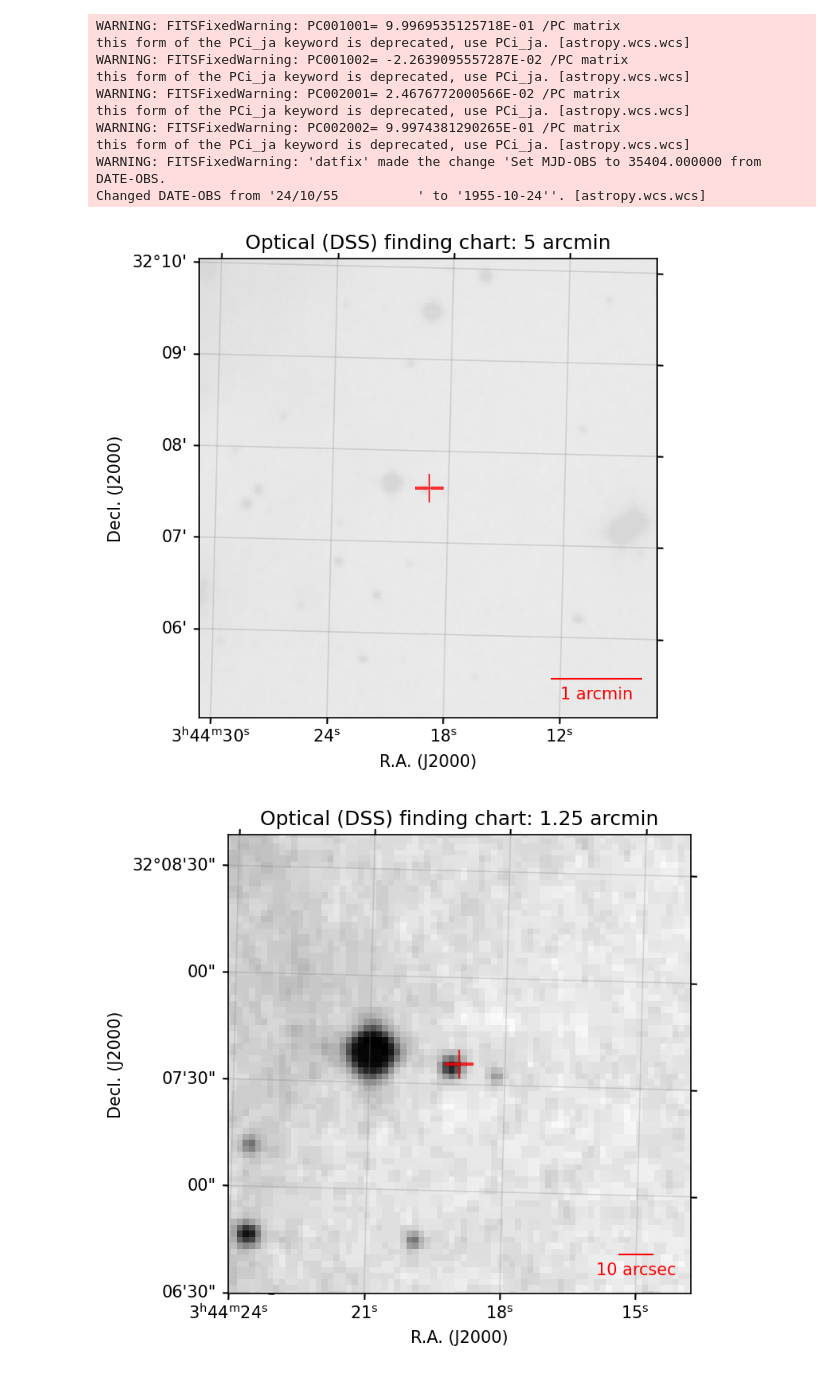
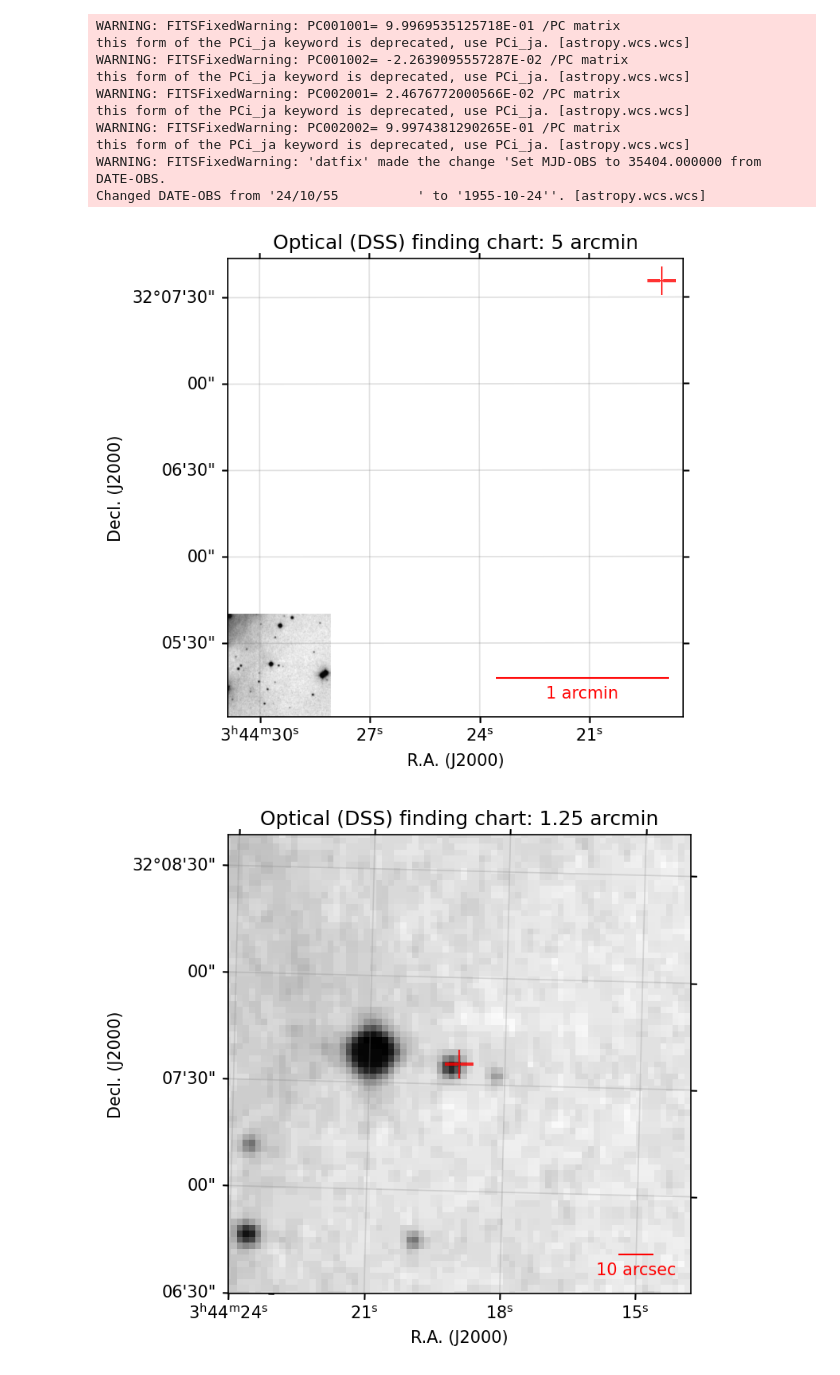
Before and after one commit to tomr-stargazer/Variability_Project_2020, a Jupyter notebook: wuvars/analysis/prototypes/Making a Finding Chart for Lisa.ipynb, the cells around one changed output. Drawn from its saved outputs; the diff is of its cells as text; code cells hidden in the pictures.

```diff
--- a/wuvars/analysis/prototypes/Making a Finding Chart for Lisa.ipynb
+++ b/wuvars/analysis/prototypes/Making a Finding Chart for Lisa.ipynb
@@ -255,32 +274,32 @@ Changed DATE-OBS from '24/10/55          ' to '1955-10-24''. [astropy.wcs.wcs]
 # %%
 # from astropy.utils.data import get_pkg_data_filename
 # from astropy.visualization.wcsaxes import add_scalebar
 
 # filename = get_pkg_data_filename('galactic_center/gc_msx_e.fits')
 
 
 
 fig = plt.figure(figsize=(5,5), dpi=150)
 
-ax = plt.subplot(projection=wcs_out)
+ax = plt.subplot(projection=wcs_out_2)
 ax.imshow(
     np.sqrt(dss_array),
 #     hdu.data,
-    vmin=np.sqrt(1e2),
-    vmax=np.sqrt(5.e5),
+#     vmin=np.sqrt(1e2),
+#     vmax=np.sqrt(5.e5),
     origin='lower',
     cmap='gray_r'
 )
 ax.grid(color='gray', ls='solid', alpha=0.25)
 ax.set_xlabel('R.A. (J2000)')
 ax.set_ylabel('Decl. (J2000)')
 ax.set_title("Optical (DSS) finding chart: 5 arcmin")
 add_scalebar(ax, 1 * u.arcmin, color='red', label='1 arcmin')
 
 center = 56.079210*u.deg, 32.126590*u.deg
 
 ax.scatter(*center, marker='+', color='r', lw=1.0, s=300, transform=ax.get_transform('world'), alpha=0.8)
 
 plt.show()
 # %% [output]
-[figure, old version]
+[figure, new version]
```
Also changed, not shown: parts of 6 cells of this notebook.
